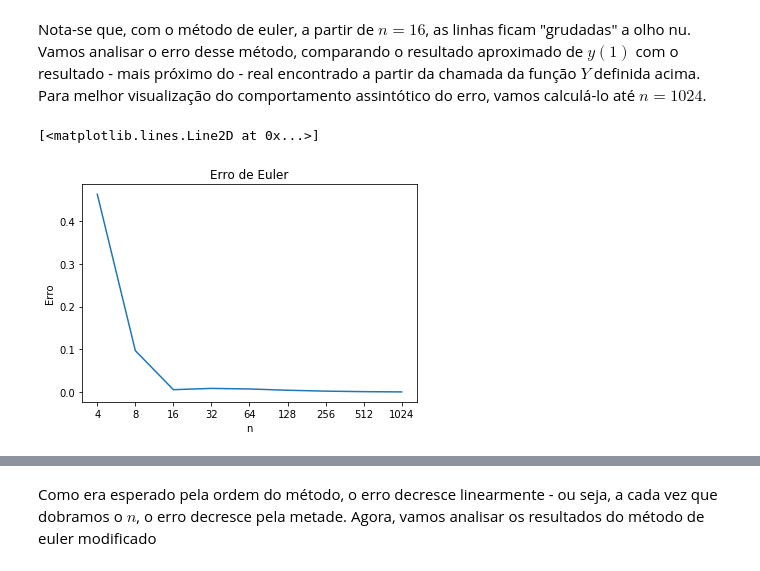
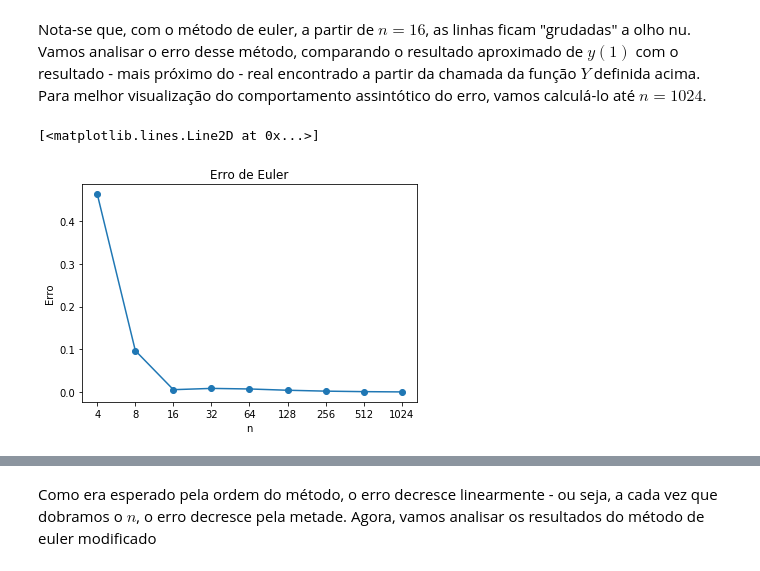
Before and after one commit to yankaled/euler_method, a Jupyter notebook: Q3_yan_kaled_9322732.ipynb, the cells around one changed output, grey strips where cells are left out. Saved outputs shown, nothing was run; the diff lists cells and outputs as text; code cells hidden in the pictures.

```diff
--- a/Q3_yan_kaled_9322732.ipynb
+++ b/Q3_yan_kaled_9322732.ipynb
@@ -58,15 +58,13 @@ Agora, vamos definir uma função que implementa o método de Euler.
 # %%
-#Esta implementação funciona para qualquer função de uma variávei para a qual o método de euler seja adequado.
-#Como a função Phi do método de euler retorna a própria f, esta foi utilizada diretamente no algoritmo.
-def euler(t_0, t_f, n, f, y_0):
+def ode_passo_unico(t0, tf, n, f, PHI, y0):
     y = np.zeros(n)
-    y[0] = y_0
-    delta = (t_f - t_0) / n
+    y[0] = y0
+    delta = (tf - t0) / n
     t = 0
     ts =[]
     ts.append(t)
-    for k in range(int(n-1)):
-        y[k+1] = y[k] + delta * f(t, y[k])
+    for k in range(0, n-1):
+        y[k+1] = y[k] + delta * PHI(t, y[k], delta, f)
         t = t + delta
         ts.append(t)
 
@@ -92,3 +76,7 @@ def euler_modificado(t0, tf, n, f, PHI, y0):
+# %%
+#Esta função corresponde à phi do método de euler
+def phi_euler(tk, yk, delta, f):
+    return f(tk, yk)
 # %% [markdown]
 Integrando a função $\dot{y}(t)$, pelo teorema fundamental do cálculo, encontramos a função $y(t)$:
 
@@ -116,7 +104,7 @@ ns = [4, 8, 16, 32, 64]
 
 # Aproximacoes de x para diferentes n's
 for n in ns:
-    T, Y_ = euler(0.0, 1.0, n, f, 1.0)
+    T, Y_ = ode_passo_unico(0.0, 1.0, n, f, phi_euler, 1.0)
     plt.plot(T, Y_, label = 'n='+str(n))
 
 plt.title('Euler')
@@ -133,17 +121,17 @@ Nota-se que, com o método de euler, a partir de $n=16$, as linhas ficam "grudad
 # %%
 ns = [4, 8, 16, 32, 64, 128, 256, 512, 1024]
 erro = []
 for n in ns:
-    T, Y_ = euler(0.0, 1.0, n, f, 1.0)
+    T, Y_ = ode_passo_unico(0.0, 1.0, n, f, phi_euler, 1.0)
     erro.append(Y_[-1] - Y(1))
 erro_euler = [math.fabs(e) for e in erro]
 ns = ['4', '8', '16', '32', '64', '128', '256', '512', '1024']
 
 plt.figure()
 plt.title('Erro de Euler')
 plt.xlabel('n')
 plt.ylabel('Erro')
-plt.plot(ns, erro_euler)
+plt.plot(ns, erro_euler, 'o-')
 # %% [output]
 [<matplotlib.lines.Line2D at 0x...>]
-[figure, old version]
+[figure, new version]
```
Also changed, not shown: parts of 11 cells of this notebook.
